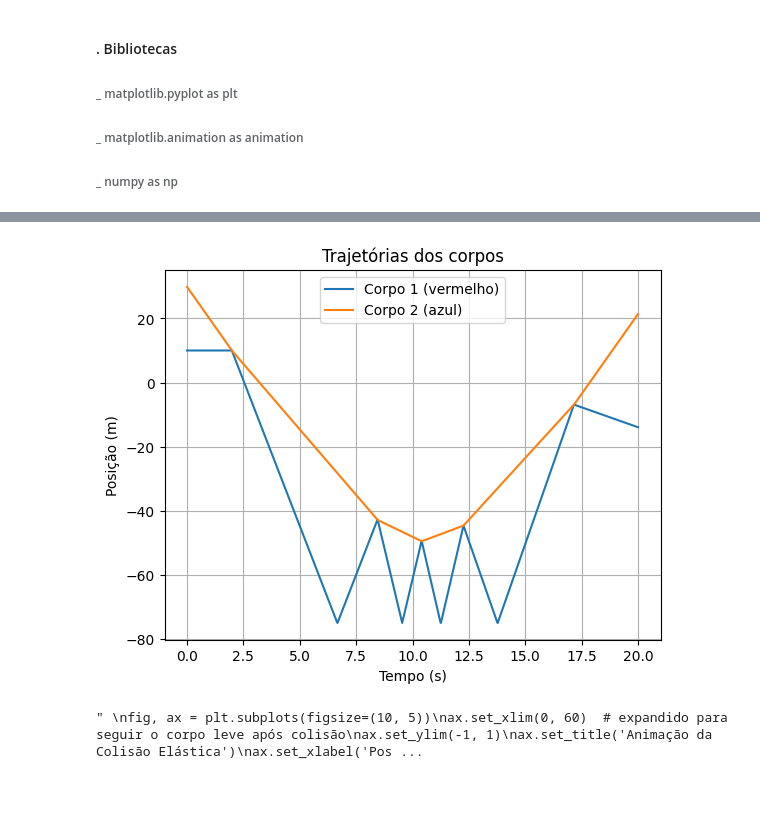
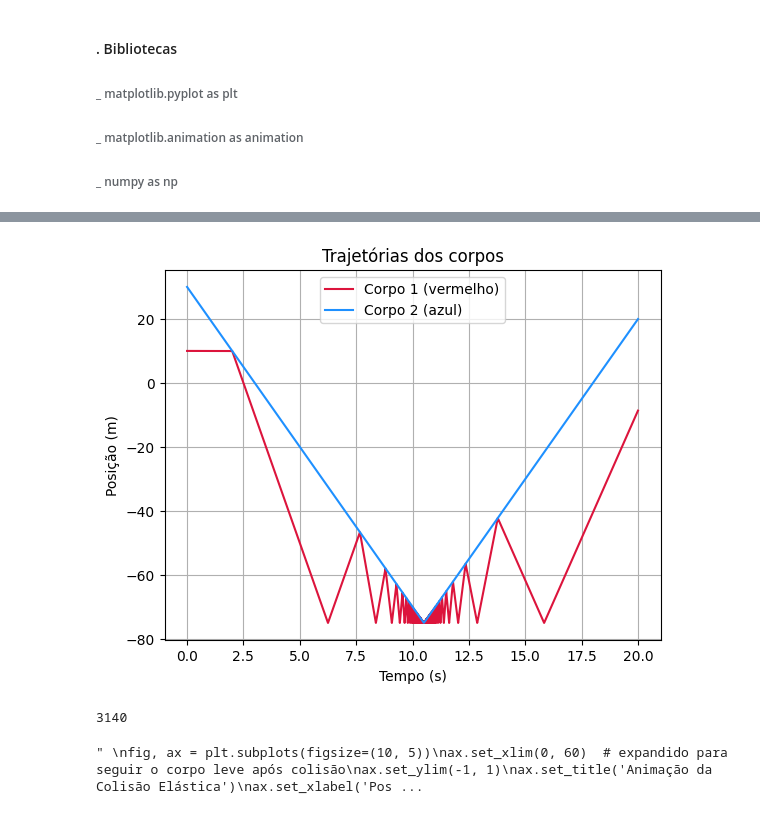
Before and after one commit to AnielNeto/Trabalho_Final_PCD, a Jupyter notebook: Projeto_PCD_Rascunho.ipynb, the cells around one changed output, grey strips where cells are left out. Saved outputs shown, nothing was run; the diff lists cells and outputs as text; code cells hidden in the pictures.

Commit message:
Atualiza a simulação e adiciona o contador de colisões

```diff
--- a/Projeto_PCD_Rascunho.ipynb
+++ b/Projeto_PCD_Rascunho.ipynb
@@ -170,7 +30,7 @@ import numpy as np
 # BASE FÍSICA
 
 # Definindo constantes
-m1, m2 = 10, 100  # massas em kg
+m1, m2 = 10, 10000000  # massas em kg
 v01, v02 = 0, -10  # velocidades iniciais em m/s
 x01, x02 = 10, 30  # posições iniciais em metros
 x_parede = -75 # posição da parede em metros
@@ -224,11 +84,12 @@ print(f"Velocidades após colisão: v1 = {v1:.2f} m/s, v2 = {v2:.2f} m/s")
 """
 
 #Variáveis para a simulação
-t = np.linspace(0, tempo_simulacao, 60 * tempo_simulacao) # Lista de tempos para simulação (60 fps)
+t = np.linspace(0, tempo_simulacao, 120000 * tempo_simulacao) # Lista de tempos para simulação (60 fps)
 x1, x2 = [], [] # Listas de posições ao longo da simulação
 x1_simulado, x2_simulado = x01, x02 # Posições temporárias durante a simulação
 v1_simulado, v2_simulado = v01, v02 # Velocidades temporárias durante a simulação
-passo_de_tempo = 1 / 60 # Variação de tempo entre cada instante simulado
+passo_de_tempo = 1 / 120000 # Variação de tempo entre cada instante simulado
+contador = 0
 
 # Simulação
 for i in t:
@@ -241,11 +102,13 @@ for i in t:
     if x1_simulado >= x2_simulado:
         v1_simulado, v2_simulado = velocidades_depois_colisao(m1, m2, v1_simulado, v2_simulado)
         x1_simulado = x2_simulado
+        contador += 1
 
     #Checa a colisão com a pareda
     if x1_simulado <= x_parede:
         v1_simulado = colisao_com_parede(v1_simulado)
         x1_simulado = x_parede
+        contador +=1
 
     #Atualiza a lista de posições
     x1.append(x1_simulado)
@@ -253,14 +116,16 @@ for i in t:
 
 # Gráfico de trajetórias
 plt.figure()
-plt.plot(t, x1, label='Corpo 1 (vermelho)')
-plt.plot(t, x2, label='Corpo 2 (azul)')
+plt.plot(t, x1, label='Corpo 1 (vermelho)', color = 'crimson')
+plt.plot(t, x2, label='Corpo 2 (azul)', color = 'dodgerblue')
 plt.xlabel('Tempo (s)')
 plt.ylabel('Posição (m)')
 plt.title('Trajetórias dos corpos')
 plt.grid(True)
 plt.legend()
 plt.show()
+
+print(contador)
 
 # ANIMAÇÃO (Requer Correção)
 """
@@ -273,32 +138,33 @@ ax.set_ylabel('Altura (m)')
 ax.grid(True)
 
 # Iniciando os corpos
 (ball1,) = ax.plot([], [], 'ro', markersize=20)
 (ball2,) = ax.plot([], [], 'bo', markersize=20)
 
 # Atualização da animação
 def update(frame):
     ball1.set_data([x1[frame]], [0])
     ball2.set_data([x2[frame]], [0])
     return ball1, ball2
 
 # Função de atualização
 #def init():
 #    ball1.set_data([], [])
 #    ball2.set_data([], [])
 #    return ball1, ball2
 
 #ani = animation.FuncAnimation(
 #    fig=fig, func=update, init_func=init,
 #    frames=len(t), interval=1000 / 60, blit=True
 #)
 
 # Animação
 ani = animation.FuncAnimation(fig=fig, func=update, frames=len(t), interval=1000 / 60, blit=True)
 
 # Exibir animação
 plt.show()
 """
 # %% [output]
-[figure, old version]
+[figure, new version]
-" \nfig, ax = plt.subplots(figsize=(10, 5))\nax.set_xlim(0, 60)  # expandido para seguir o corpo leve após colisão\nax.set_ylim(-1, 1)\nax.set_title('Animação da Colisão Elástica')\nax.set_xlabel('Pos ...
+3140
+" \nfig, ax = plt.subplots(figsize=(10, 5))\nax.set_xlim(0, 60)  # expandido para seguir o corpo leve após colisão\nax.set_ylim(-1, 1)\nax.set_title('Animação da Colisão Elástica')\nax.set_xlabel('Pos ...
```
Also changed, not shown: parts of 2 cells of this notebook.
